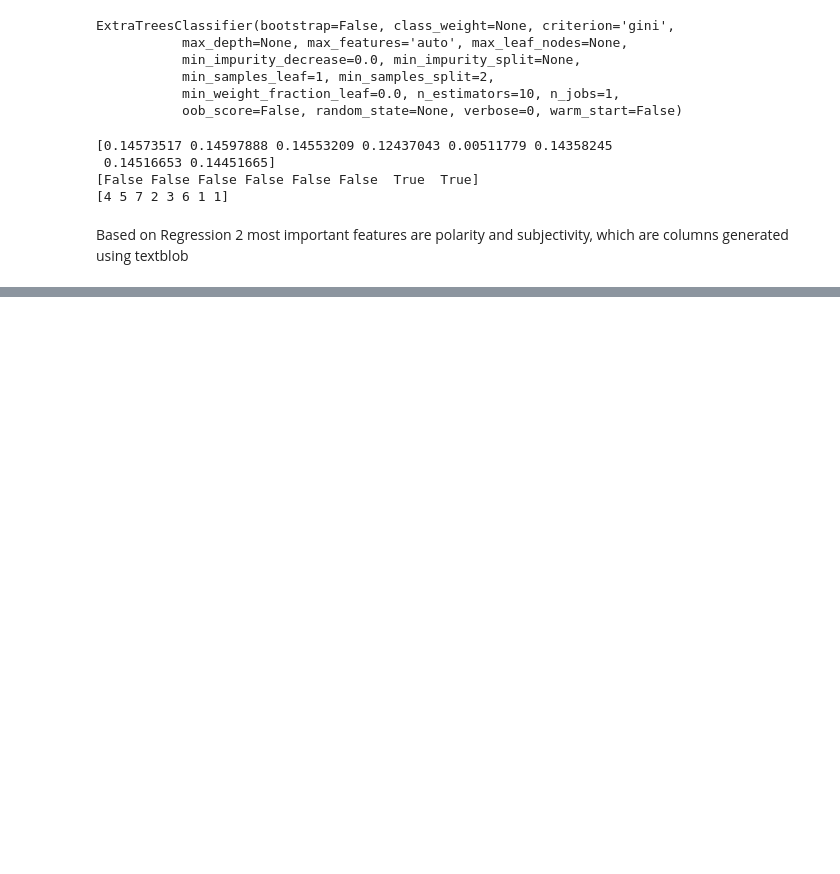
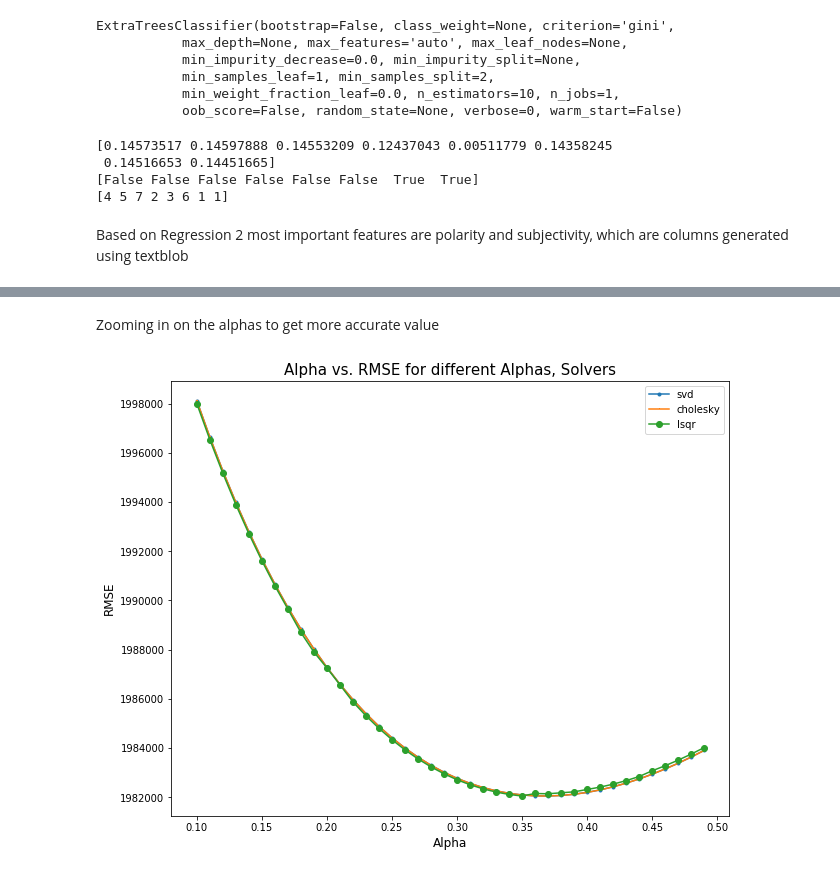
Before and after one commit to GreenMouth/Data-Science-Lab-Final-Project, a Jupyter notebook: src/Data-Exploration.ipynb, the cells around one changed output, grey strips where cells are left out. Cells and saved outputs as stored; diff of their text form; code cells hidden in the pictures; blank space fills up the shorter version.

```diff
--- a/src/Data-Exploration.ipynb
+++ b/src/Data-Exploration.ipynb
@@ -1339,0 +1351,7 @@ features = ['comments','duration','languages','film_date','num_speaker','polarit
+# %% [markdown]
+Zooming in on the alphas to get more accurate value
+# %%
+alphas = np.arange(0.1,0.5,0.01)
+runRidge(data[features],data['views'],alphas)
+# %% [output]
+[figure, added]
```
Also changed, not shown: parts of 35 cells of this notebook.
